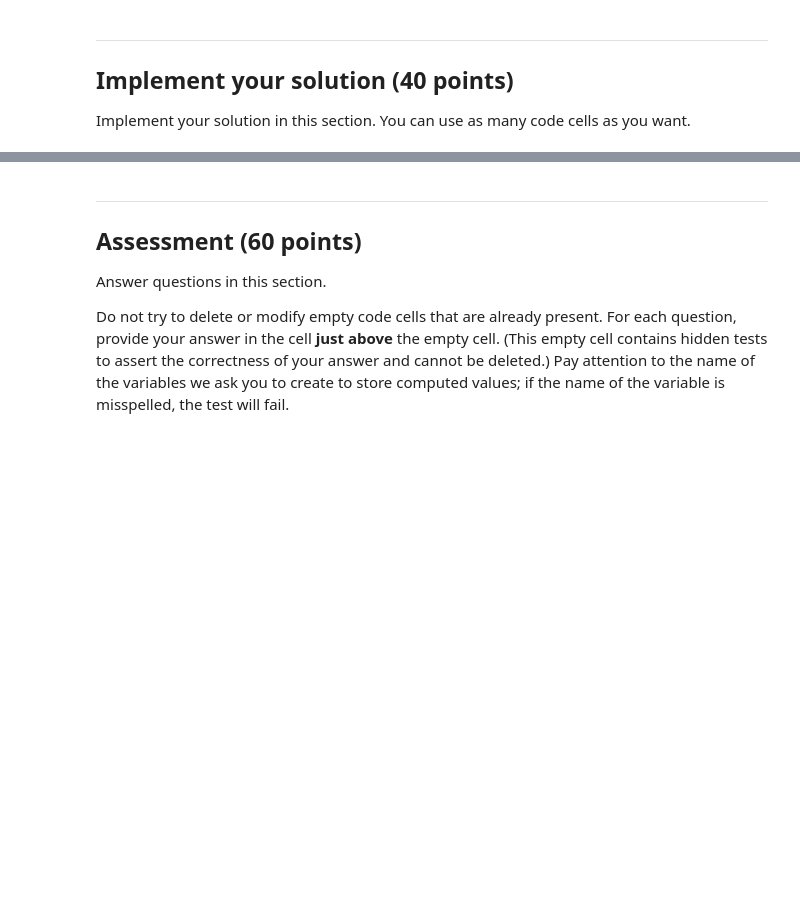
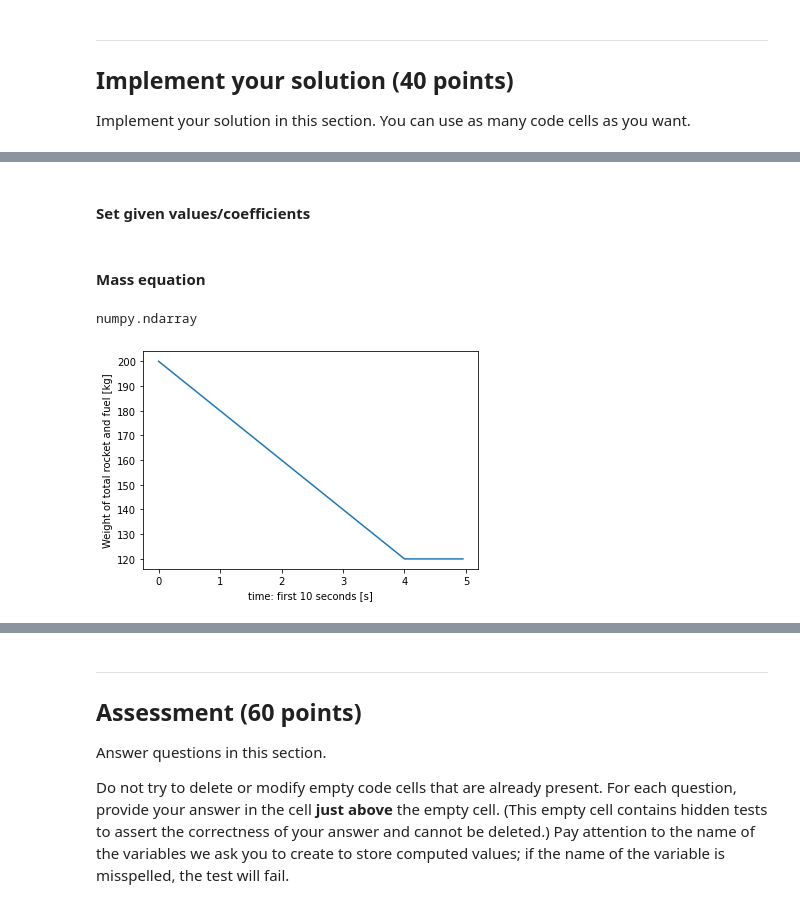
Before and after one commit to MAE6286/hw-1-lmkaidel13, a Jupyter notebook: Rocket_Assignment.ipynb, the cells around one changed output, grey strips where cells are left out. Cells and saved outputs as stored; diff of their text form; code cells hidden in the pictures; blank space fills up the shorter version.

```diff
--- a/Rocket_Assignment.ipynb
+++ b/Rocket_Assignment.ipynb
@@ -69,0 +71,50 @@ raise NotImplementedError()
+# %%
+# YOUR CODE HERE
+
+T = 50.0  # length of the time-interval
+dt = 0.05  # time-step size
+N = int(T/dt) +1 # number of time steps
+t = np.linspace(0.0, T, num=N)  # time grid
+# %% [markdown]
+#### Set given values/coefficients
+# %%
+h_o=0 #initial height [m]
+m_s=50 #weight of rocket [kg]
+g=9.81 #gravitational force [m/s^2]
+rho=1.091 #density of air [kg/m^3]
+r=0.5 #max radius of rocket [m]
+A=(np.pi)*(r**2) #xc Area of rocket [m^2]
+v_e = 350 #exhaust speed [m/s]
+C_D = 0.21 #drag coeff
+m_po=150 #initial (t=0) weight of propellent
+# %% [markdown]
+#### Mass equation
+# %%
+m_p_dot=np.zeros_like(t)
+for i in range(len(m_p_dot)):
+    if (t[i]<=4):
+        m_p_dot[i]=20
+    else:
+        m_p_dot[i]=0
+m_p=np.zeros_like(t)
+for i in range(len(m_p)):
+    if (t[i]<=4):
+        m_p[i]=m_po-(t[i]*20)
+    else:
+        m_p[i]=0
+mass=np.zeros_like(t)
+for i in range(len(t)):
+    if (t[i]<=4):
+        mass[i]=(m_s+150-t[i]*m_p_dot[i])
+    else:
+        mass[i]=(120)
+# %%
+type(mass)
+# %% [output]
+numpy.ndarray
+# %%
+pyplot.plot(t[:100],mass[:100])
+pyplot.xlabel('time: first 10 seconds [s]')
+pyplot.ylabel('Weight of total rocket and fuel [kg]');
+# %% [output]
+[figure, added]
```
Also changed, not shown: parts of 30 cells of this notebook.
